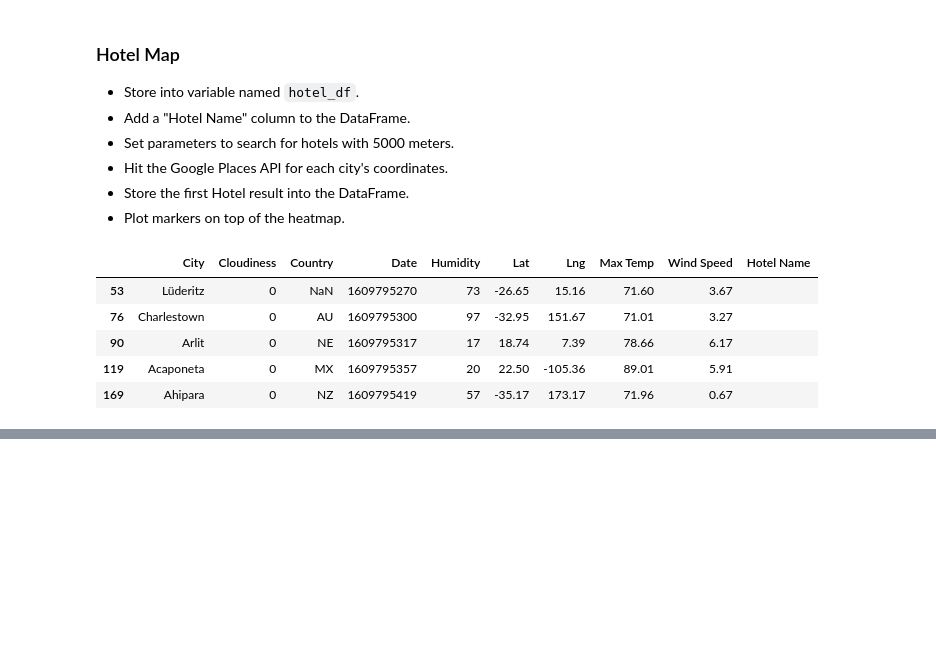
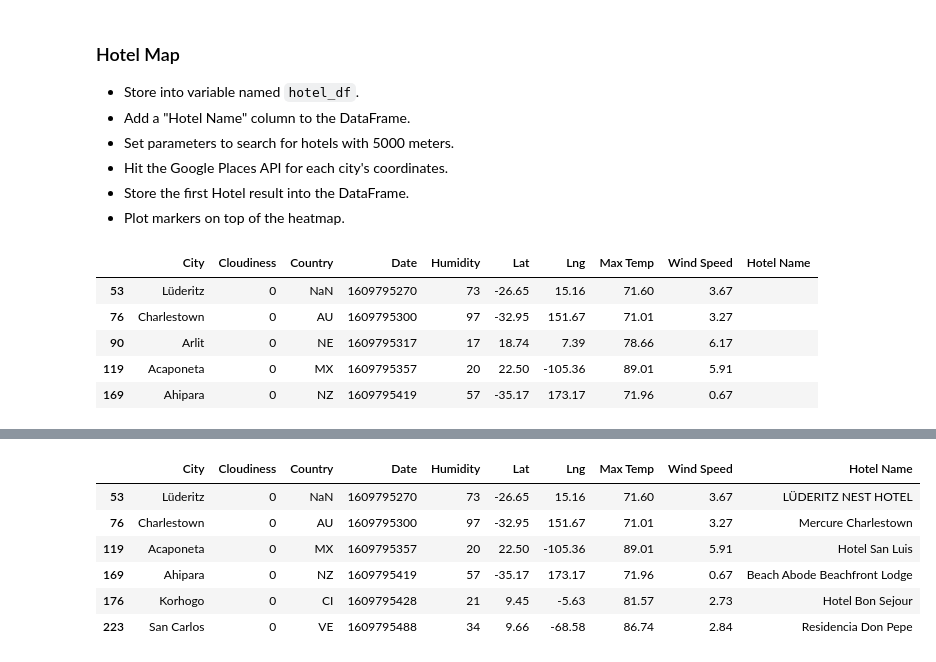
Before and after one commit to shadeetabasi/python-api-challenge, a Jupyter notebook: VacationPy/VacationPy.ipynb, the cells around one changed output, grey strips where cells are left out. Cells and saved outputs as stored; diff of their text form; code cells hidden in the pictures; blank space fills up the shorter version.

```diff
--- a/VacationPy/VacationPy.ipynb
+++ b/VacationPy/VacationPy.ipynb
@@ -159,3 +170,17 @@ best_weather_cities_df.head()
+# %%
+#Drop None Values
+hotel_df = best_weather_cities_df.loc[(best_weather_cities_df["Hotel Name"] != 'None')]
+
+#Show new dataframe with hotels within 5000 meteres only
+hotel_df
+# %% [output]
+|  | City | Cloudiness | Country | Date | Humidity | Lat | Lng | Max Temp | Wind Speed | Hotel Name |
+| 53 | Lüderitz | 0 | NaN | 1609795270 | 73 | -26.65 | 15.16 | 71.60 | 3.67 | LÜDERITZ NEST HOTEL |
+| 76 | Charlestown | 0 | AU | 1609795300 | 97 | -32.95 | 151.67 | 71.01 | 3.27 | Mercure Charlestown |
+| 119 | Acaponeta | 0 | MX | 1609795357 | 20 | 22.50 | -105.36 | 89.01 | 5.91 | Hotel San Luis |
+| 169 | Ahipara | 0 | NZ | 1609795419 | 57 | -35.17 | 173.17 | 71.96 | 0.67 | Beach Abode Beachfront Lodge |
+| 176 | Korhogo | 0 | CI | 1609795428 | 21 | 9.45 | -5.63 | 81.57 | 2.73 | Hotel Bon Sejour |
+| 223 | San Carlos | 0 | VE | 1609795488 | 34 | 9.66 | -68.58 | 86.74 | 2.84 | Residencia Don Pepe |
 # %%
 # NOTE: Do not change any of the code in this cell
 
```
Also changed, not shown: parts of 2 cells of this notebook, 2 other files.
